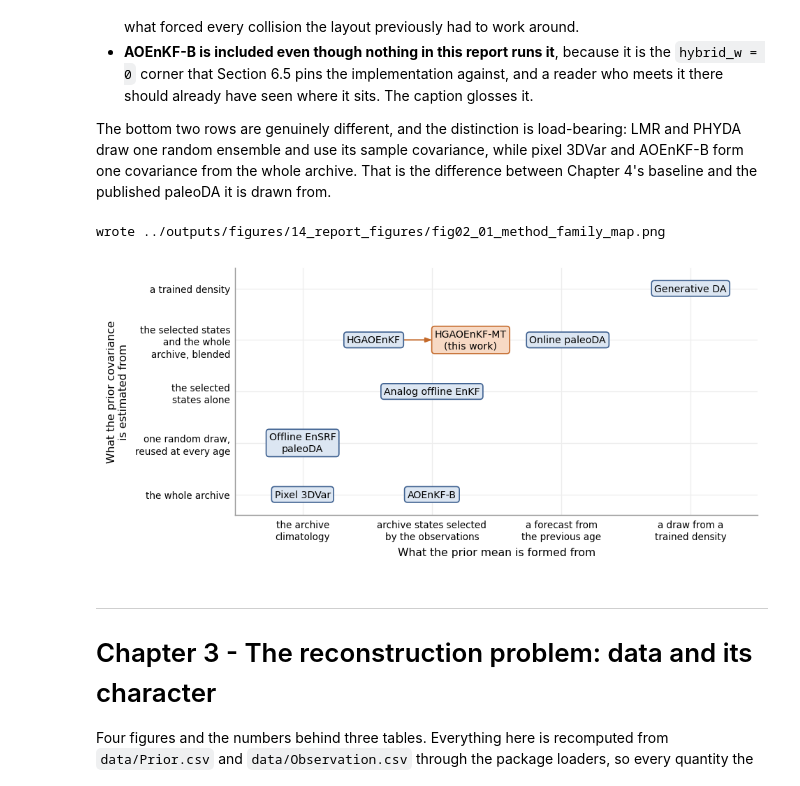
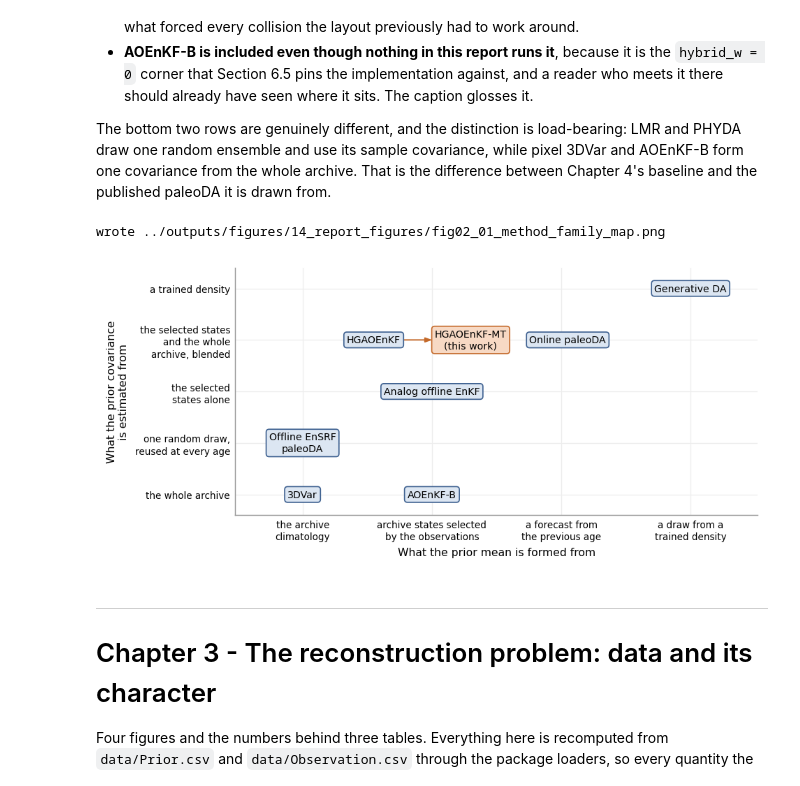
Before and after one commit to evgeni-g-georgiev/sparse_paleoclimate_field_reconstruction, a Jupyter notebook: notebooks/14_report_figures.ipynb, the cells around one changed output. Saved outputs shown, nothing was run; the diff lists cells and outputs as text; code cells hidden in the pictures.

```diff
--- a/notebooks/14_report_figures.ipynb
+++ b/notebooks/14_report_figures.ipynb
@@ -343,7 +343,7 @@ COV_AXIS = [
 # the layout used to work around. HGAOEnKF and HGAOEnKF-MT straddle their shared column so the
 # connector between them has somewhere to go; everything else sits on its own tick.
 METHODS = [
-    (0.00, 0, "Pixel 3DVar", "published"),
+    (0.00, 0, "3DVar", "published"),
     (0.00, 1, "Offline EnSRF\npaleoDA", "published"),
     (1.00, 0, "AOEnKF-B", "published"),
     (1.00, 2, "Analog offline EnKF", "published"),
@@ -387,34 +387,34 @@ def box_edges(ann):
 
     Hand-placing the connector meant guessing where the text ended, which left it stubbed
     against one border and floating off the other. Measuring the drawn patch lets it start and
     finish exactly on the two borders whatever the font metrics turn out to be.
     """
     fig.canvas.draw()
     bb = ann.get_bbox_patch().get_window_extent(fig.canvas.get_renderer())
     (x0, _), (x1, _) = ax.transData.inverted().transform([(bb.x0, bb.y0), (bb.x1, bb.y1)])
     return x0, x1
 
 
 # A hair of overlap rather than an exact meeting, so no antialiasing seam shows at either end.
 # The boxes are drawn above the connector, so none of it is visible inside them.
 BITE = 0.004
 _, hga_right = box_edges(boxes["HGAOEnKF"])
 mt_left, _ = box_edges(boxes["HGAOEnKF-MT"])
 
 # The contribution keeps the analog mean and keeps the hybrid gain, so it belongs in the same
 # row and the same column band as the estimator it extends; only the content of the
 # flow-dependent covariance changes. Putting it anywhere else on this map would misstate it -
 # a box offset upward reads as belonging to the row above, which here is the learned prior the
 # report explicitly rejects.
 ax.annotate("", xy=(mt_left + BITE, 3.0), xytext=(hga_right - BITE, 3.0), zorder=2,
             arrowprops=dict(arrowstyle="-|>,head_length=0.5,head_width=0.18",
                             lw=0.9, color=EDGE["ours"], shrinkA=0, shrinkB=0))
 
 save(fig, "fig02_01_method_family_map")
 plt.show()
 # %% [output]
 wrote ../outputs/figures/14_report_figures/fig02_01_method_family_map.png
-[figure, old version]
+[figure, new version]
 # %% [markdown]
 ---
 
```
Also changed, not shown: parts of 17 cells of this notebook, 5 other files.
